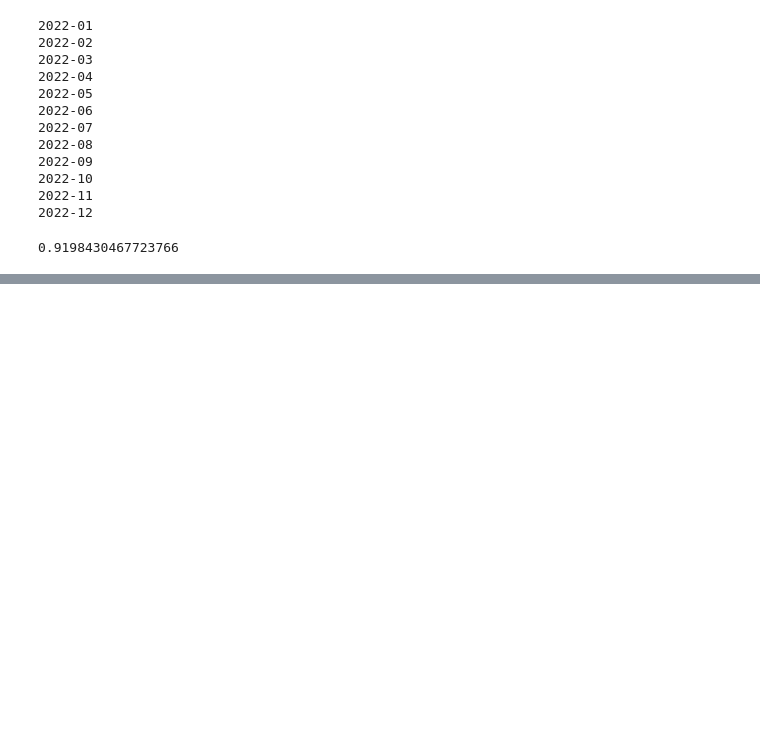
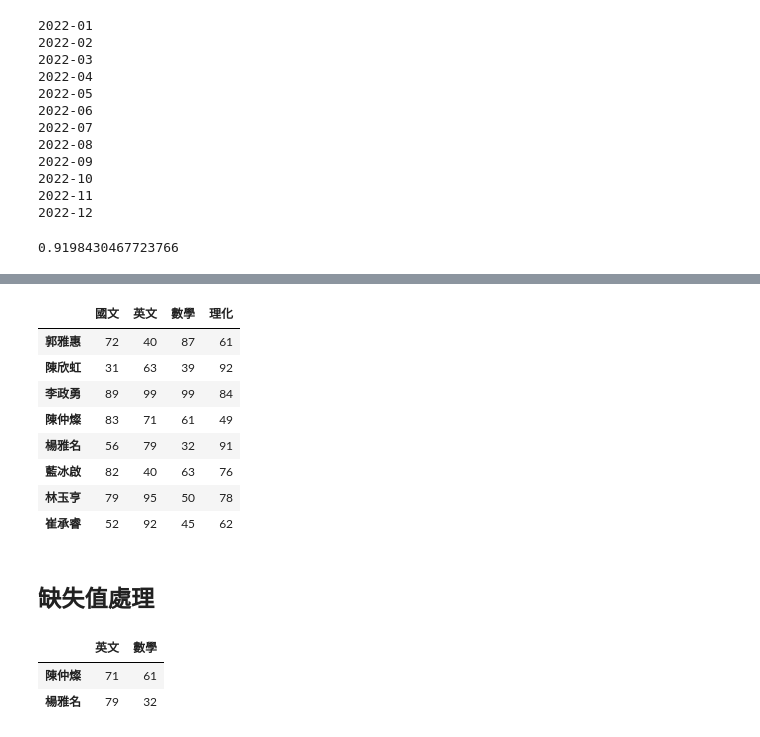
Before and after one commit to taipeihugo/20230205_python_byVictorGau, a Jupyter notebook: 20230305_McCoy.ipynb, the cells around one changed output, grey strips where cells are left out. Saved outputs shown, nothing was run; the diff lists cells and outputs as text; code cells hidden in the pictures; blank space fills up the shorter version.

```diff
--- a/20230305_McCoy.ipynb
+++ b/20230305_McCoy.ipynb
@@ -568,0 +648,20 @@ Totalstock*HDY['2022']['Close'][-1]/Totalcash
+# %%
+df1
+# %% [output]
+|  | 國文 | 英文 | 數學 | 理化 |
+| 郭雅惠 | 72 | 40 | 87 | 61 |
+| 陳欣虹 | 31 | 63 | 39 | 92 |
+| 李政勇 | 89 | 99 | 99 | 84 |
+| 陳仲燦 | 83 | 71 | 61 | 49 |
+| 楊雅名 | 56 | 79 | 32 | 91 |
+| 藍冰啟 | 82 | 40 | 63 | 76 |
+| 林玉亨 | 79 | 95 | 50 | 78 |
+| 崔承睿 | 52 | 92 | 45 | 62 |
+# %% [markdown]
+## 缺失值處理
+# %%
+df1.iloc[3:5,1:3]
+# %% [output]
+|  | 英文 | 數學 |
+| 陳仲燦 | 71 | 61 |
+| 楊雅名 | 79 | 32 |
```
Also changed, not shown: parts of 22 cells of this notebook.
